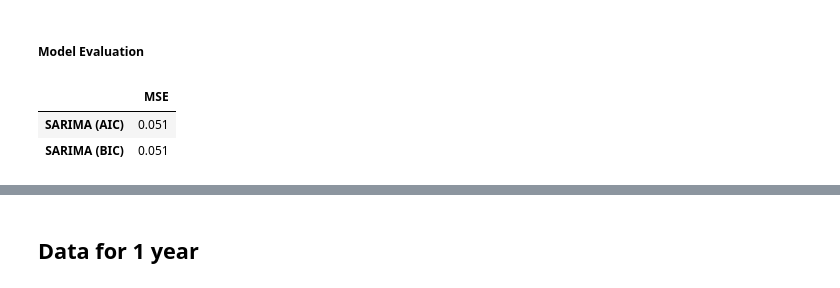
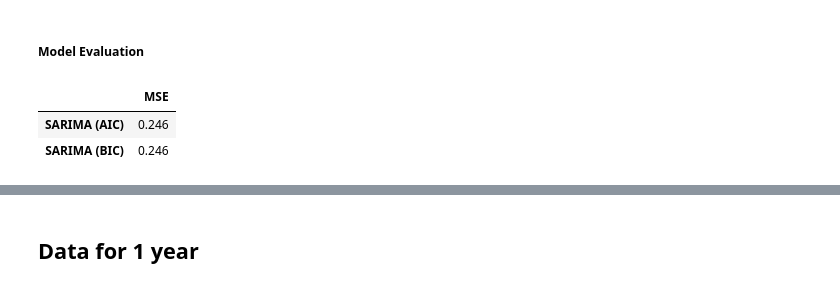
Before and after one commit to actonton/Stock-Market-Forecasting, a Jupyter notebook: stock_forecasting.ipynb, the cells around one changed output, grey strips where cells are left out. Cells and saved outputs as stored; diff of their text form; code cells hidden in the pictures.

Commit message:
Forecasted 1 month for IOZ.AX ETF with SARIMA (AIC) model with its corresponding MSE and Forecasted Closed Prices

```diff
--- a/stock_forecasting.ipynb
+++ b/stock_forecasting.ipynb
@@ -343,8 +363,8 @@ plt.show()
 # %% [markdown]
 ##### Model Evaluation
 # %%
-validation = closed_prices_1month['2024-11-06':].index
-start = closed_prices_1month.index.get_loc('2024-11-06')
+validation = closed_prices_1month['2024-11-20':].index
+start = closed_prices_1month.index.get_loc('2024-11-20')
 
 sarima_aic_pred = []
 sarima_bic_pred = []
@@ -354,30 +374,31 @@ for i in range(start, len(closed_prices_1month)):
     sarima_aic_model_ = pm.ARIMA(order=(1, 0, 0), seasonal_order=(0, 0, 0, 12), solver='lbfgs', maxiter=200,
                                  suppress_warnings=False, scoring='mse', enforce_invertibility=False).fit(closed_prices_1month.iloc[:i])
 
-    sarima_aic_pred.append(sarima_aic_model_.predict(n_periods=1)[-1])
+    sarima_aic_pred.append(sarima_aic_model_.predict(n_periods=20)[-1])
 
     sarima_bic_model_ = pm.ARIMA(order=(1, 0, 0), seasonal_order=(0, 0, 0, 12), solver='lbfgs', maxiter=200,
                                  suppress_warnings=False, scoring='mse', enforce_invertibility=False).fit(closed_prices_1month.iloc[:i])
 
-    sarima_bic_pred.append(sarima_bic_model_.predict(n_periods=1)[-1])
+    sarima_bic_pred.append(sarima_bic_model_.predict(n_periods=20)[-1])
 
 columns = ['SARIMA (AIC)', 'SARIMA (BIC)']
 results = np.vstack([sarima_aic_pred, sarima_bic_pred]).T
+results = pd.DataFrame(results, columns=columns, index=validation)
 # %%
 # Create a table to store the MSE values for each model
 table = pd.DataFrame(0.0, index=results.columns, columns=['MSE'])
 
 # Calculate RMSE for each model compared to the actual values
 for i in range(len(results.columns)):
     table.iloc[i, 0] = mean_squared_error(
-        closed_prices_1month['2024-11-06':], results.iloc[:, i])
+        closed_prices_1month['2024-11-20':], results.iloc[:, i])
 
 table = table.round(3)
 
 table.sort_values(by='MSE', inplace=True)
 
 table
 # %% [output]
 |  | MSE |
-| SARIMA (AIC) | 0.051 |
-| SARIMA (BIC) | 0.051 |
+| SARIMA (AIC) | 0.246 |
+| SARIMA (BIC) | 0.246 |
```
Also changed, not shown: parts of 12 cells of this notebook.
